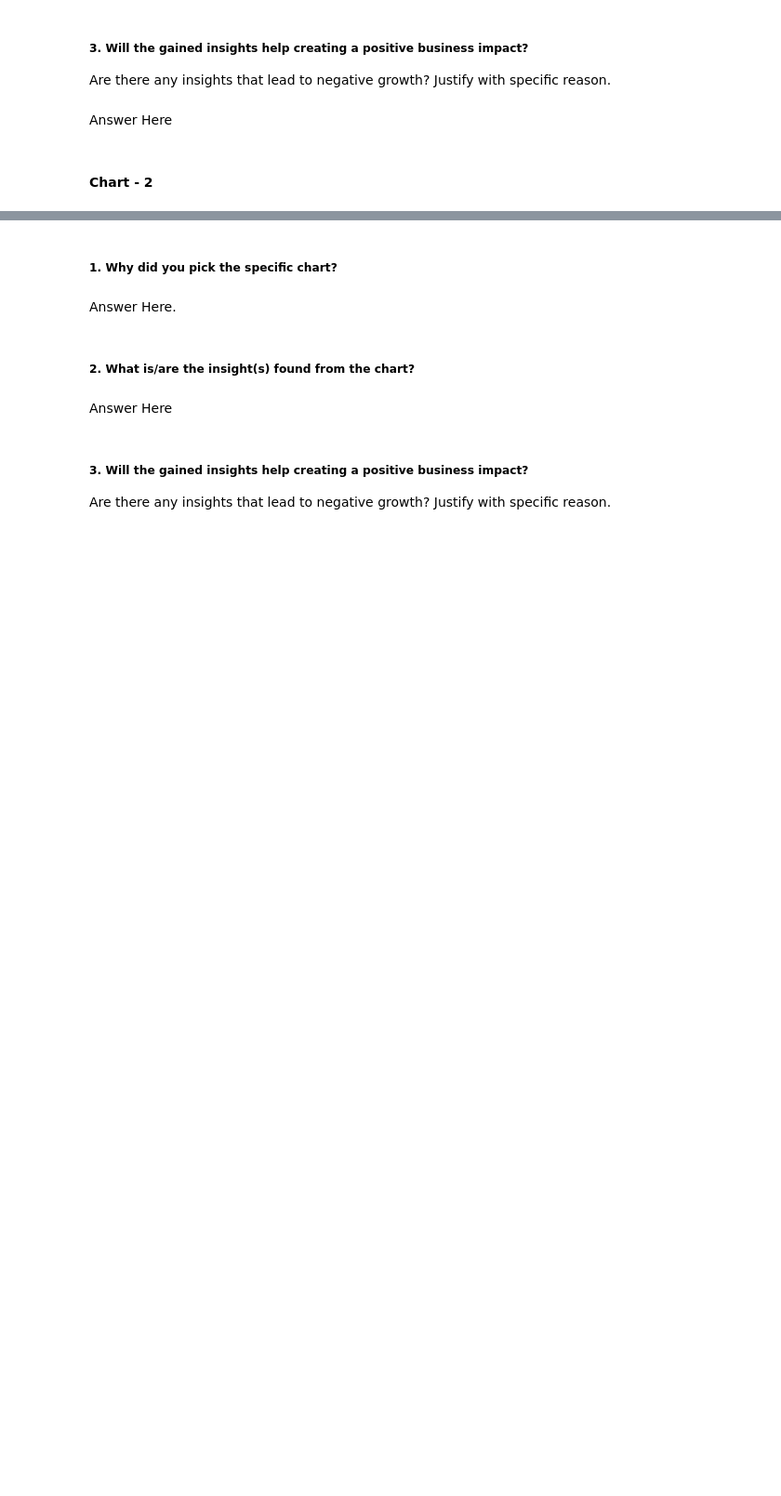
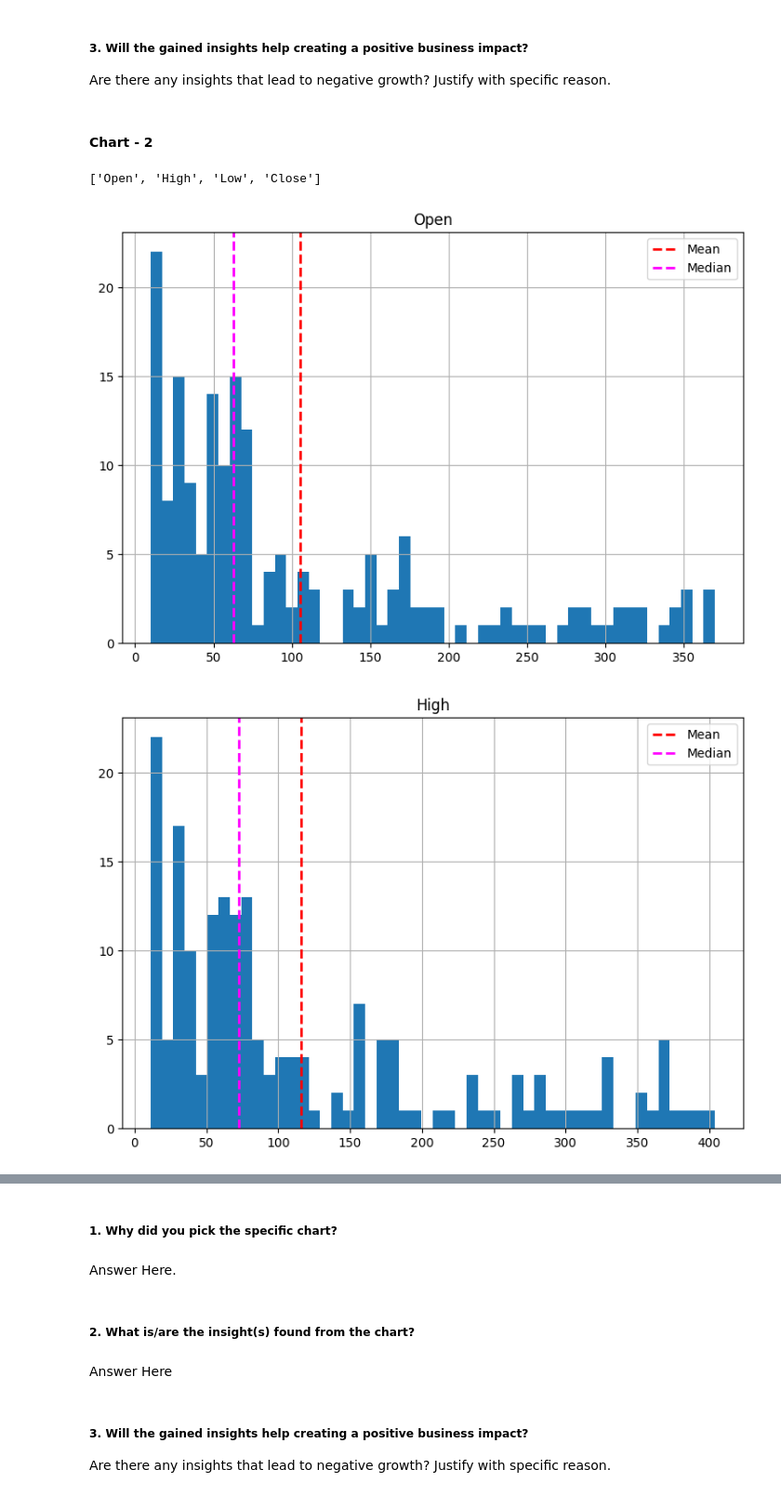
Before and after one commit to Priyankamishra2098/regression, a Jupyter notebook: Regression.ipynb, the cells around one changed output, grey strips where cells are left out. Shown at 93% size. Cells and saved outputs as stored; diff of their text form; code cells hidden in the pictures; blank space fills up the shorter version.

```diff
--- a/Regression.ipynb
+++ b/Regression.ipynb
@@ -184,7 +202,5 @@ Answer Here
 # %% [markdown]
 ##### 3. Will the gained insights help creating a positive business impact?
 Are there any insights that lead to negative growth? Justify with specific reason.
-# %% [markdown]
-Answer Here
 # %% [markdown]
 #### Chart - 2
@@ -192,0 +207,21 @@ Answer Here
+# %%
+numeric_features = yes_df.select_dtypes(include=['number']).columns.tolist()
+print(numeric_features)
+# %% [output]
+['Open', 'High', 'Low', 'Close']
+# %%
+# Chart - 2 visualization
+for col in numeric_features:
+  fig = plt.figure(figsize = (9,6))
+  ax = fig.gca()
+  feature = yes_df[col]
+  feature.hist(bins = 50, ax = ax)
+  ax.axvline(feature.mean(), color = 'red', linestyle = 'dashed', linewidth = 2)
+  ax.axvline(feature.median(), color = 'magenta', linestyle = 'dashed', linewidth = 2)
+  ax.set_title(col)
+  ax.legend(['Mean', 'Median'])
+
+plt.show()
+# %% [output]
+[figure, added]
+[figure, added]
```
Also changed, not shown: parts of 9 cells of this notebook.
